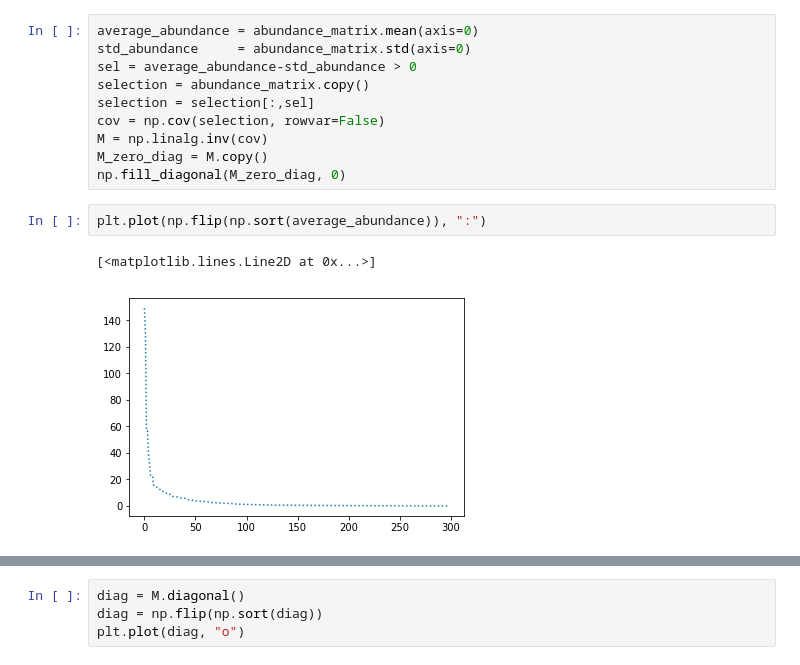
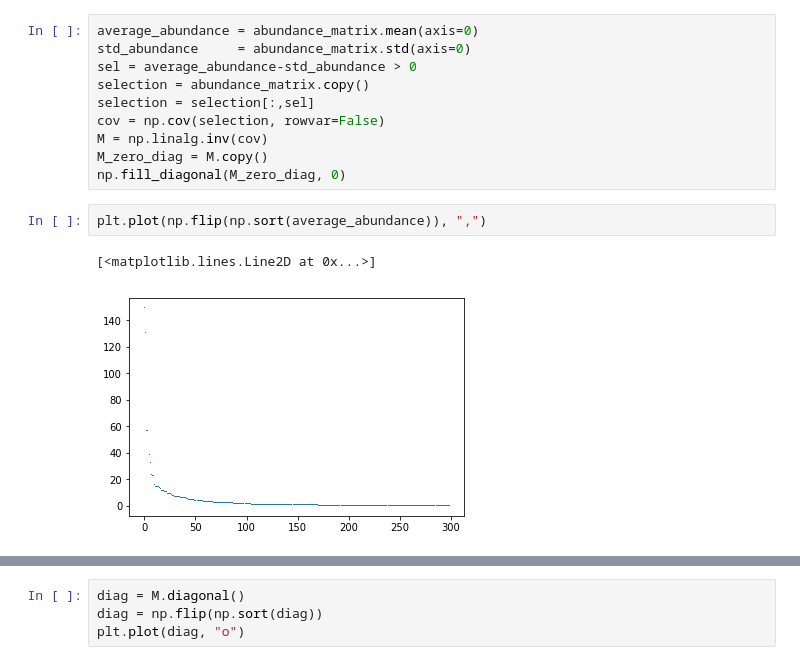
Before and after one commit to Agos95/ComplexSyst, a Jupyter notebook: 01/Exercise.ipynb, the cells around one changed output, grey strips where cells are left out. Saved outputs shown, nothing was run; the diff lists cells and outputs as text.

Commit message:
Done some good plots

```diff
--- a/01/Exercise.ipynb
+++ b/01/Exercise.ipynb
@@ -497,7 +459,7 @@ M = np.linalg.inv(cov)
 M_zero_diag = M.copy()
 np.fill_diagonal(M_zero_diag, 0)
 # %%
-plt.plot(np.flip(np.sort(average_abundance)), ":")
+plt.plot(np.flip(np.sort(average_abundance)), ",")
 # %% [output]
 [<matplotlib.lines.Line2D at 0x...>]
-[figure, old version]
+[figure, new version]
```
Also changed, not shown: parts of 27 cells of this notebook, 2 other files.
